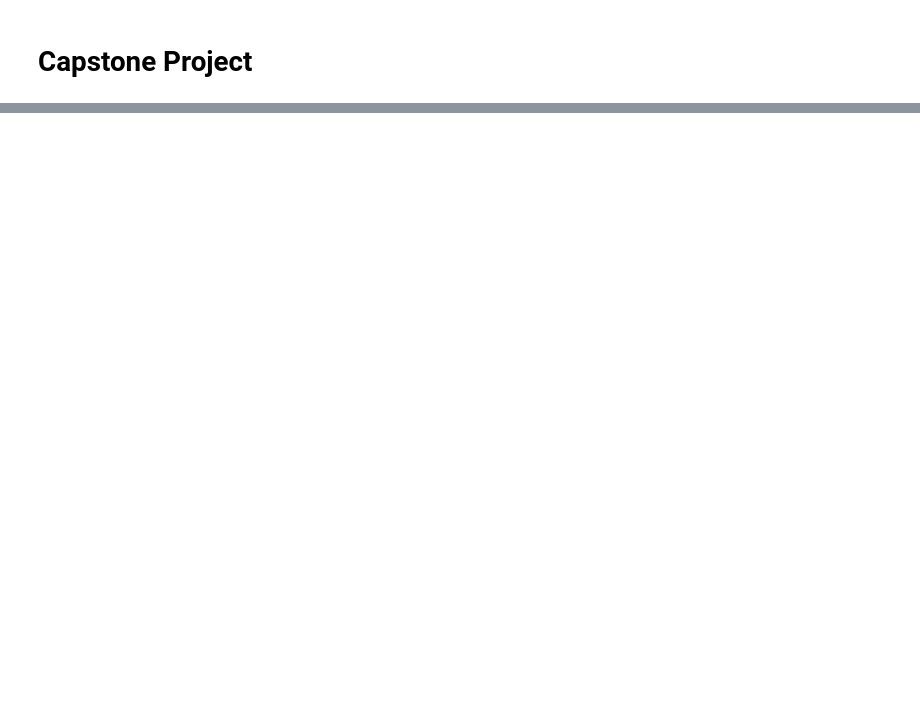
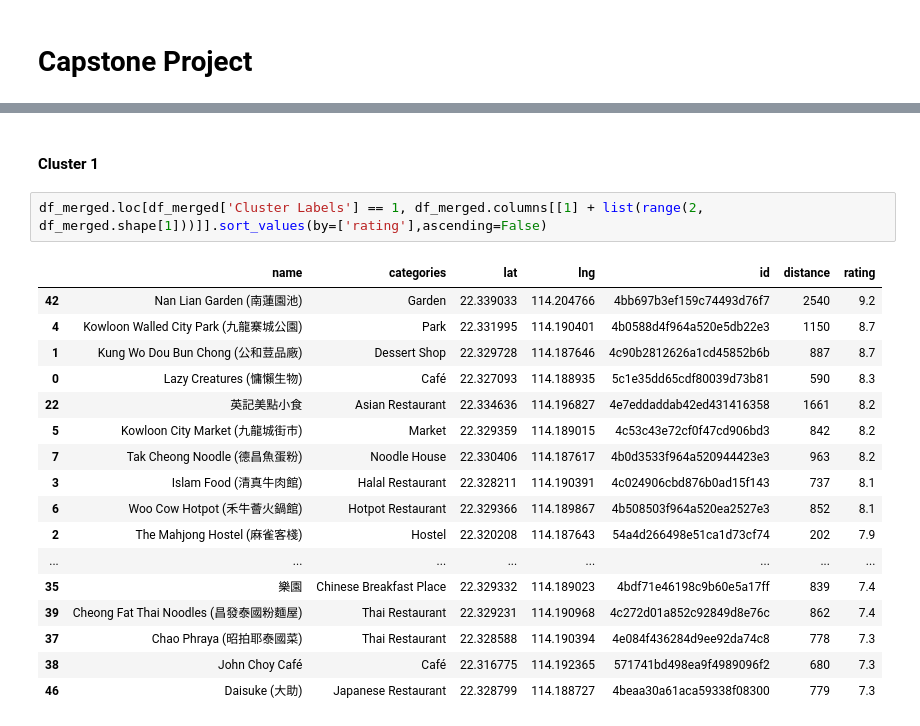
Before and after one commit to norvylle/Coursera_Capstone, a Jupyter notebook: Capstone Project Notebook.ipynb, the cells around one changed output, grey strips where cells are left out. Drawn from its saved outputs; the diff is of its cells as text; blank space fills up the shorter version.

```diff
--- a/Capstone Project Notebook.ipynb
+++ b/Capstone Project Notebook.ipynb
@@ -16,0 +239,22 @@ Data needed for this project would include Geospatial Coordinates data obtained
+# %% [markdown]
+#### Cluster 1
+# %%
+df_merged.loc[df_merged['Cluster Labels'] == 1, df_merged.columns[[1] + list(range(2, df_merged.shape[1]))]].sort_values(by=['rating'],ascending=False)
+# %% [output]
+|  | name | categories | lat | lng | id | distance | rating |
+| 42 | Nan Lian Garden (南蓮園池) | Garden | 22.339033 | 114.204766 | 4bb697b3ef159c74493d76f7 | 2540 | 9.2 |
+| 4 | Kowloon Walled City Park (九龍寨城公園) | Park | 22.331995 | 114.190401 | 4b0588d4f964a520e5db22e3 | 1150 | 8.7 |
+| 1 | Kung Wo Dou Bun Chong (公和荳品廠) | Dessert Shop | 22.329728 | 114.187646 | 4c90b2812626a1cd45852b6b | 887 | 8.7 |
+| 0 | Lazy Creatures (慵懶生物) | Café | 22.327093 | 114.188935 | 5c1e35dd65cdf80039d73b81 | 590 | 8.3 |
+| 22 | 英記美點小食 | Asian Restaurant | 22.334636 | 114.196827 | 4e7eddaddab42ed431416358 | 1661 | 8.2 |
+| 5 | Kowloon City Market (九龍城街市) | Market | 22.329359 | 114.189015 | 4c53c43e72cf0f47cd906bd3 | 842 | 8.2 |
+| 7 | Tak Cheong Noodle (德昌魚蛋粉) | Noodle House | 22.330406 | 114.187617 | 4b0d3533f964a520944423e3 | 963 | 8.2 |
+| 3 | Islam Food (清真牛肉館) | Halal Restaurant | 22.328211 | 114.190391 | 4c024906cbd876b0ad15f143 | 737 | 8.1 |
+| 6 | Woo Cow Hotpot (禾牛薈火鍋館) | Hotpot Restaurant | 22.329366 | 114.189867 | 4b508503f964a520ea2527e3 | 852 | 8.1 |
+| 2 | The Mahjong Hostel (麻雀客棧) | Hostel | 22.320208 | 114.187643 | 54a4d266498e51ca1d73cf74 | 202 | 7.9 |
+| ... | ... | ... | ... | ... | ... | ... | ... |
+| 35 | 樂園 | Chinese Breakfast Place | 22.329332 | 114.189023 | 4bdf71e46198c9b60e5a17ff | 839 | 7.4 |
+| 39 | Cheong Fat Thai Noodles (昌發泰國粉麵屋) | Thai Restaurant | 22.329231 | 114.190968 | 4c272d01a852c92849d8e76c | 862 | 7.4 |
+| 37 | Chao Phraya (昭拍耶泰國菜) | Thai Restaurant | 22.328588 | 114.190394 | 4e084f436284d9ee92da74c8 | 778 | 7.3 |
+| 38 | John Choy Café | Café | 22.316775 | 114.192365 | 571741bd498ea9f4989096f2 | 680 | 7.3 |
+| 46 | Daisuke (大助) | Japanese Restaurant | 22.328799 | 114.188727 | 4beaa30a61aca59338f08300 | 779 | 7.3 |
```
Also changed, not shown: parts of 38 cells of this notebook.
